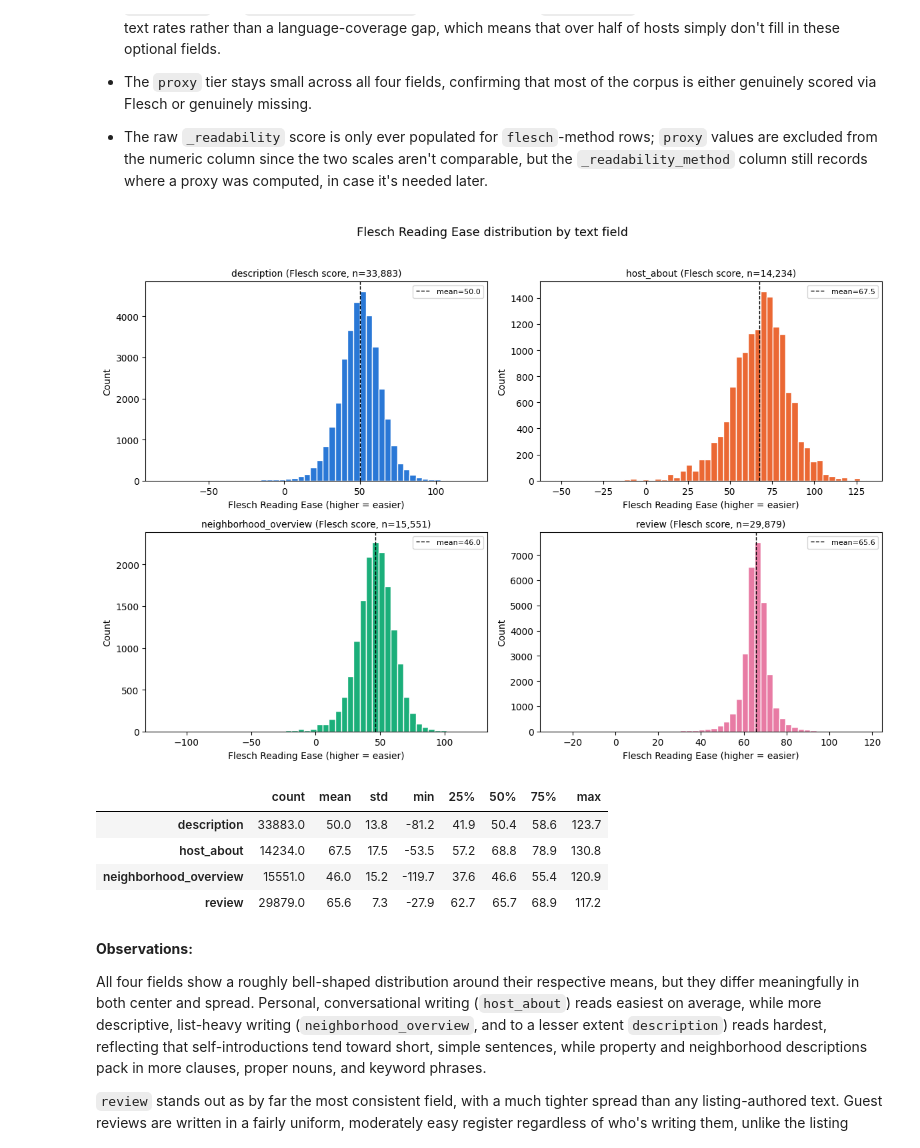
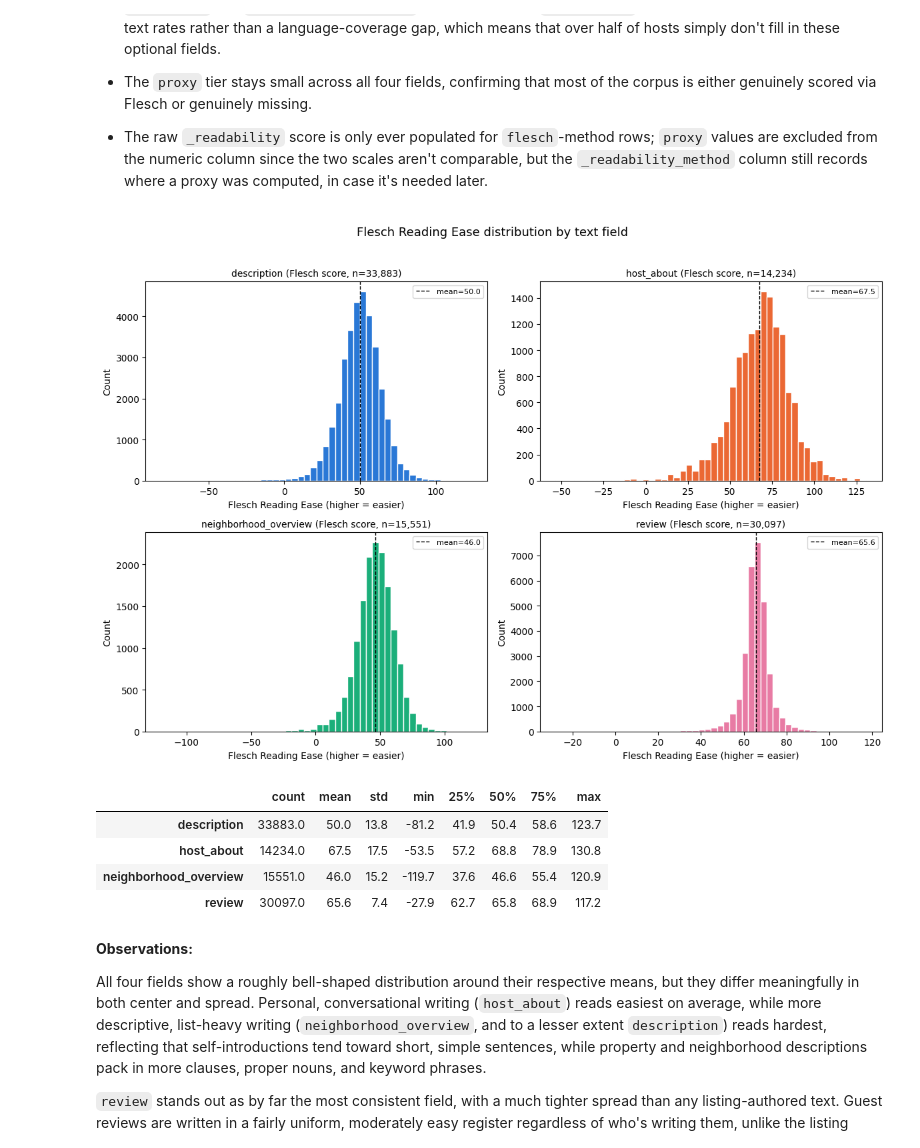
Before and after one commit to pln6/airbnb-market-segmentation-analysis, a Jupyter notebook: notebooks/02_feature_engineering.ipynb, the cells around one changed output. Drawn from its saved outputs; the diff is of its cells as text; code cells hidden in the pictures.

Commit message:
fix: correct review_readability aggregation

```diff
--- a/notebooks/02_feature_engineering.ipynb
+++ b/notebooks/02_feature_engineering.ipynb
@@ -1337,44 +1336,50 @@ plt.show()
 
 - The raw `_readability` score is only ever populated for `flesch`-method rows; `proxy` values are excluded from the numeric column since the two scales aren't comparable, but the `_readability_method` column still records where a proxy was computed, in case it's needed later.
 # %%
-readability_cols = {
+readability_cols_listing = {
     'description': ('description_readability', 'description_readability_method'),
     'host_about': ('host_about_readability', 'host_about_readability_method'),
     'neighborhood_overview': ('neighborhood_overview_readability', 'neighborhood_overview_readability_method'),
-    'review': ('review_readability', 'review_readability_method')
 }
 
 fig, axes = plt.subplots(2, 2, figsize=(12, 8))
 axes = axes.flatten()
 
-colors = {'description': '#2a78d6', 'host_about': '#eb6834', 'neighborhood_overview': '#1baf7a', 'review': '#e87ba4'}
-
-for i, (field, (score_col, method_col)) in enumerate(readability_cols.items()):
+for i, (field, (score_col, method_col)) in enumerate(readability_cols_listing.items()):
     flesch_scores = listings_clean.loc[listings_clean[method_col] == 'flesch', score_col]
     axes[i].hist(flesch_scores, bins=50, color=colors[field], edgecolor='white')
     axes[i].set_title(f'{field} (Flesch score, n={len(flesch_scores):,})', fontsize=10)
     axes[i].set_xlabel('Flesch Reading Ease (higher = easier)')
     axes[i].set_ylabel('Count')
     axes[i].axvline(flesch_scores.mean(), color='black', linestyle='--', linewidth=1, label=f'mean={flesch_scores.mean():.1f}')
     axes[i].legend(fontsize=8)
 
+# review: filter by value presence
+review_flesch = listings_clean['review_readability'].dropna()
+axes[3].hist(review_flesch, bins=50, color=colors['review'], edgecolor='white')
+axes[3].set_title(f'review (Flesch score, n={len(review_flesch):,})', fontsize=10)
+axes[3].set_xlabel('Flesch Reading Ease (higher = easier)')
+axes[3].set_ylabel('Count')
+axes[3].axvline(review_flesch.mean(), color='black', linestyle='--', linewidth=1, label=f'mean={review_flesch.mean():.1f}')
+axes[3].legend(fontsize=8)
+
 plt.suptitle('Flesch Reading Ease distribution by text field', fontsize=13, y=1.02)
 plt.tight_layout()
 plt.show()
 
-# summary stats table
 summary = pd.DataFrame({
-    field: listings_clean.loc[listings_clean[method_col] == 'flesch', score_col].describe()
-    for field, (score_col, method_col) in readability_cols.items()
+    **{field: listings_clean.loc[listings_clean[method_col] == 'flesch', score_col].describe()
+       for field, (score_col, method_col) in readability_cols_listing.items()},
+    'review': listings_clean['review_readability'].dropna().describe()
 }).T
 display(summary.round(1))
 # %% [output]
 [figure]
 |  | count | mean | std | min | 25% | 50% | 75% | max |
 | description | 33883.0 | 50.0 | 13.8 | -81.2 | 41.9 | 50.4 | 58.6 | 123.7 |
 | host_about | 14234.0 | 67.5 | 17.5 | -53.5 | 57.2 | 68.8 | 78.9 | 130.8 |
 | neighborhood_overview | 15551.0 | 46.0 | 15.2 | -119.7 | 37.6 | 46.6 | 55.4 | 120.9 |
-| review | 29879.0 | 65.6 | 7.3 | -27.9 | 62.7 | 65.7 | 68.9 | 117.2 |
+| review | 30097.0 | 65.6 | 7.4 | -27.9 | 62.7 | 65.8 | 68.9 | 117.2 |
 # %% [markdown]
 **Observations:**
 
```
Also changed, not shown: parts of 1 cell of this notebook.
